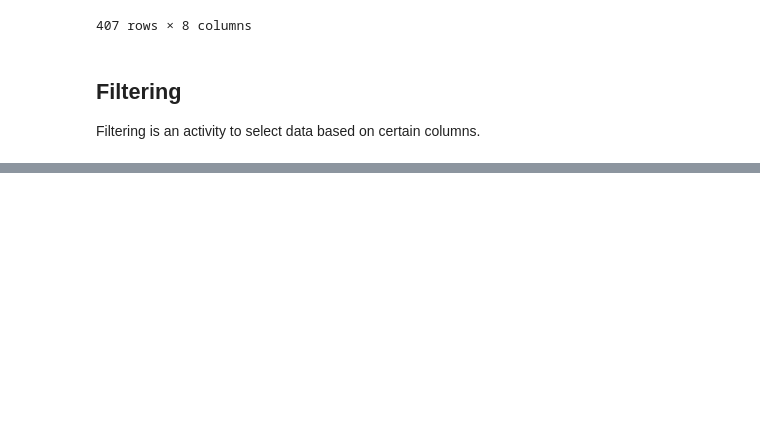
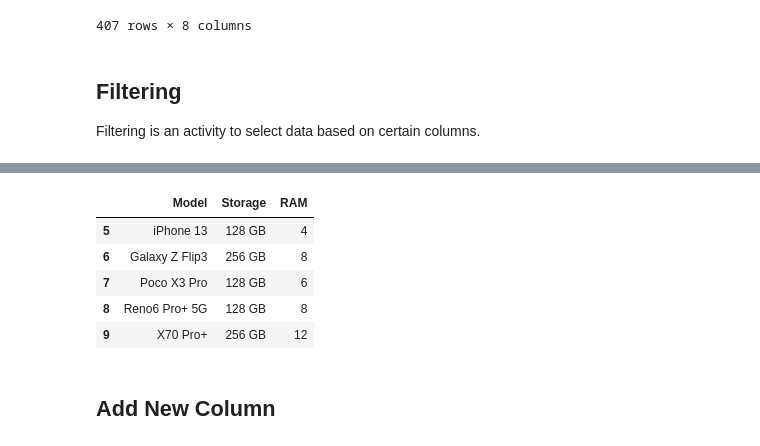
Before and after one commit to KhadafiZubaidiDev/data-wrangler, a Jupyter notebook: main.ipynb, the cells around one changed output, grey strips where cells are left out. Drawn from its saved outputs; the diff is of its cells as text; code cells hidden in the pictures; blank space fills up the shorter version.

```diff
--- a/main.ipynb
+++ b/main.ipynb
@@ -318,0 +363,12 @@ Filtering is an activity to select data based on certain columns.
+# %%
+# filter menggunakan indeks
+df.iloc[5:10, 1:4]
+# %% [output]
+|  | Model | Storage | RAM |
+| 5 | iPhone 13 | 128 GB | 4 |
+| 6 | Galaxy Z Flip3 | 256 GB | 8 |
+| 7 | Poco X3 Pro | 128 GB | 6 |
+| 8 | Reno6 Pro+ 5G | 128 GB | 8 |
+| 9 | X70 Pro+ | 256 GB | 12 |
+# %% [markdown]
+## Add New Column
```
Also changed, not shown: parts of 7 cells of this notebook.
